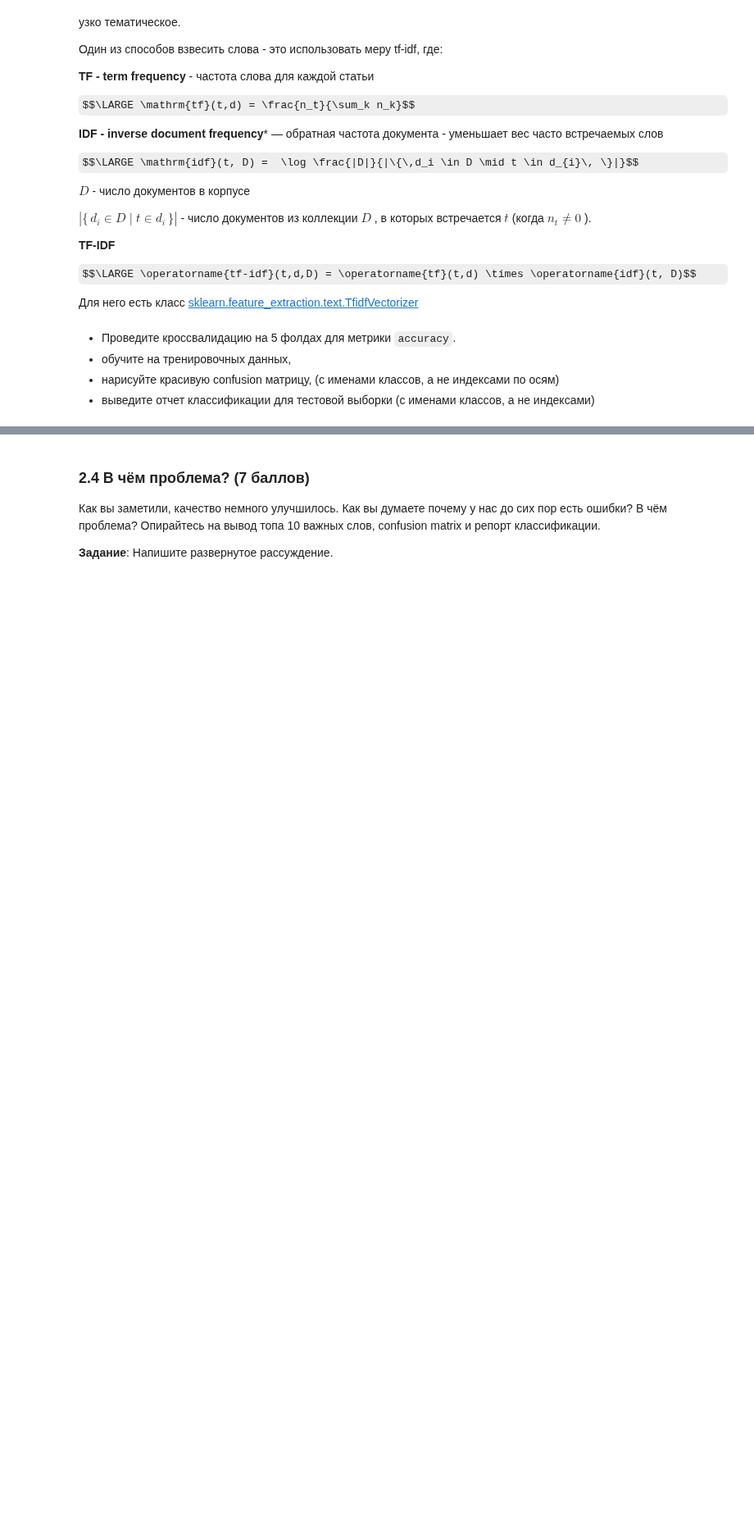
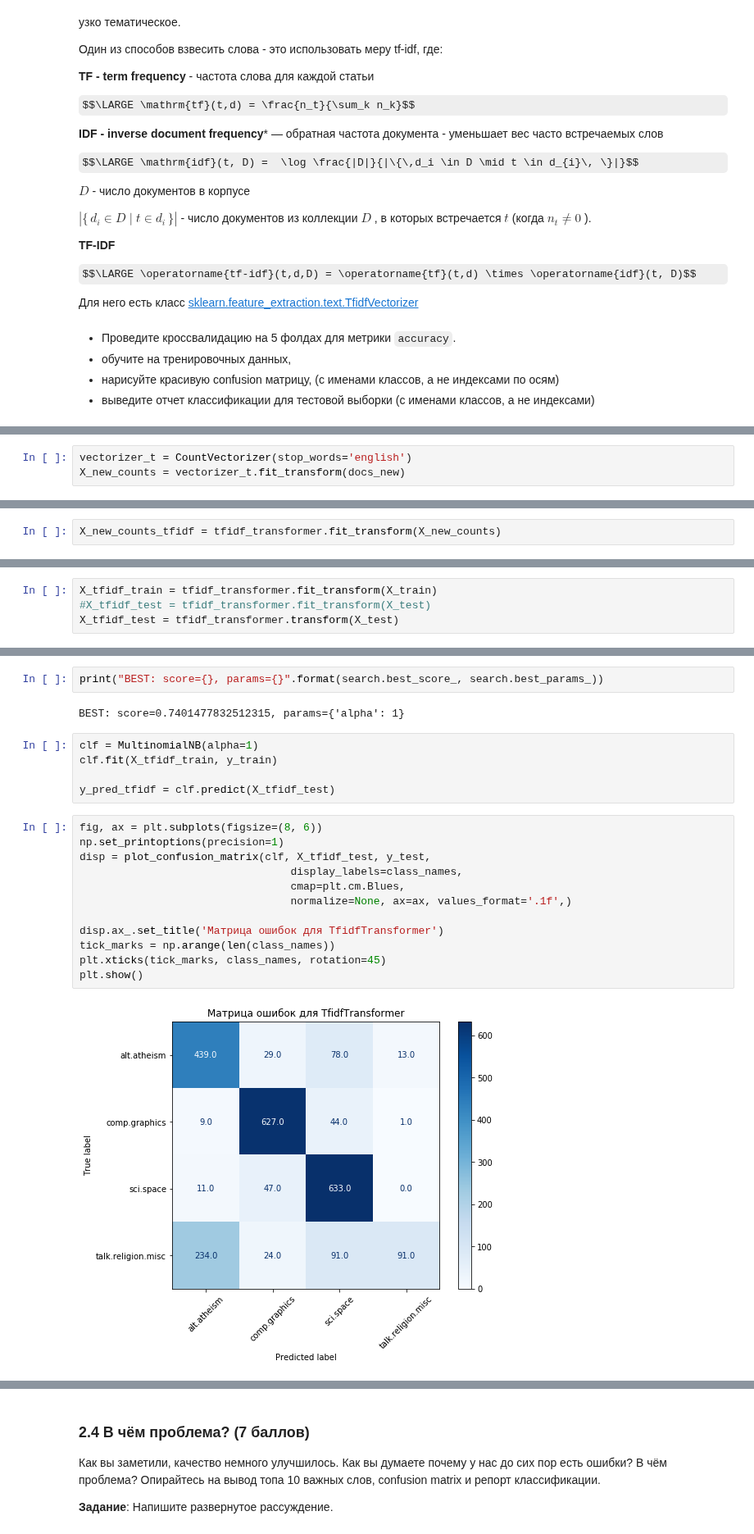
Before and after one commit to D7nis/Course-ML-Classic, a Jupyter notebook: Practice/7. Наивный Байес и Классификация текстов/07-text-classification-bayes_DDA.ipynb, the cells around one changed output, grey strips where cells are left out. Shown at 82% size. Cells and saved outputs as stored; diff of their text form; some formulas as TeX source; blank space fills up the shorter version.

```diff
--- a/Practice/7. Наивный Байес и Классификация текстов/07-text-classification-bayes_DDA.ipynb
+++ b/Practice/7. Наивный Байес и Классификация текстов/07-text-classification-bayes_DDA.ipynb
@@ -258,0 +304,3 @@ show_top10(clf, vec, newsgroups_train.target_names)
+# %%
+vectorizer_t = CountVectorizer(stop_words='english')
+X_new_counts = vectorizer_t.fit_transform(docs_new)
@@ -258,0 +321,2 @@ show_top10(clf, vec, newsgroups_train.target_names)
+# %%
+X_new_counts_tfidf = tfidf_transformer.fit_transform(X_new_counts)
@@ -258,0 +335,4 @@ show_top10(clf, vec, newsgroups_train.target_names)
+# %%
+X_tfidf_train = tfidf_transformer.fit_transform(X_train)
+#X_tfidf_test = tfidf_transformer.fit_transform(X_test)
+X_tfidf_test = tfidf_transformer.transform(X_test)
@@ -258,0 +359,23 @@ show_top10(clf, vec, newsgroups_train.target_names)
+# %%
+print("BEST: score={}, params={}".format(search.best_score_, search.best_params_))
+# %% [output]
+BEST: score=0.7401477832512315, params={'alpha': 1}
+# %%
+clf = MultinomialNB(alpha=1)
+clf.fit(X_tfidf_train, y_train)
+
+y_pred_tfidf = clf.predict(X_tfidf_test)
+# %%
+fig, ax = plt.subplots(figsize=(8, 6))
+np.set_printoptions(precision=1)
+disp = plot_confusion_matrix(clf, X_tfidf_test, y_test,
+                                 display_labels=class_names,
+                                 cmap=plt.cm.Blues,
+                                 normalize=None, ax=ax, values_format='.1f',)
+
+disp.ax_.set_title('Матрица ошибок для TfidfTransformer')
+tick_marks = np.arange(len(class_names))
+plt.xticks(tick_marks, class_names, rotation=45)
+plt.show()
+# %% [output]
+[figure, added]
```
Also changed, not shown: parts of 75 cells of this notebook.
